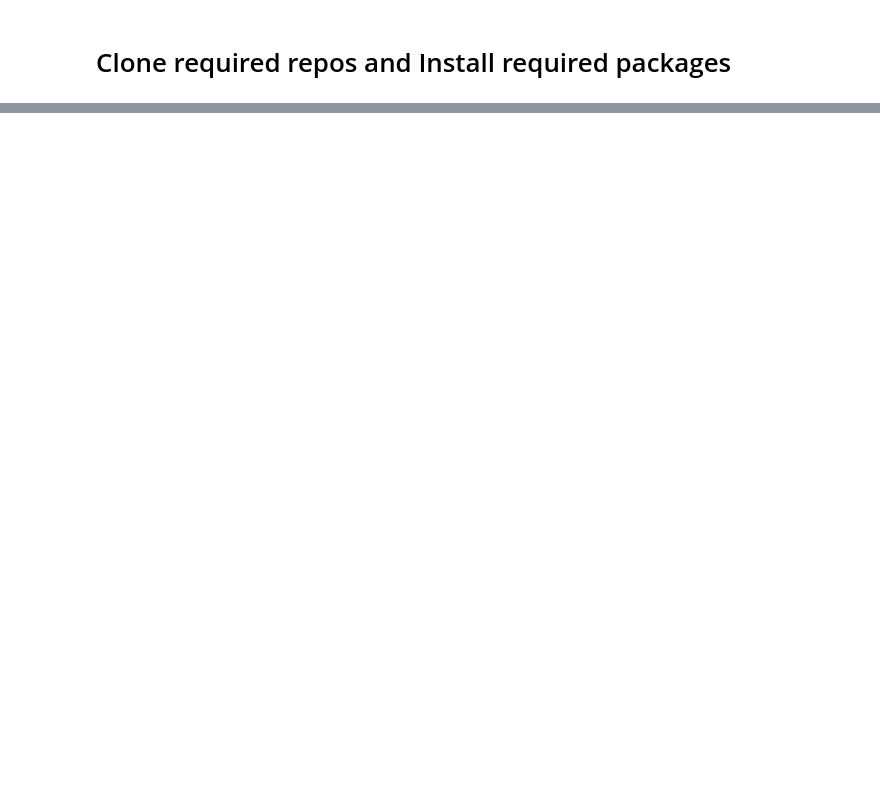
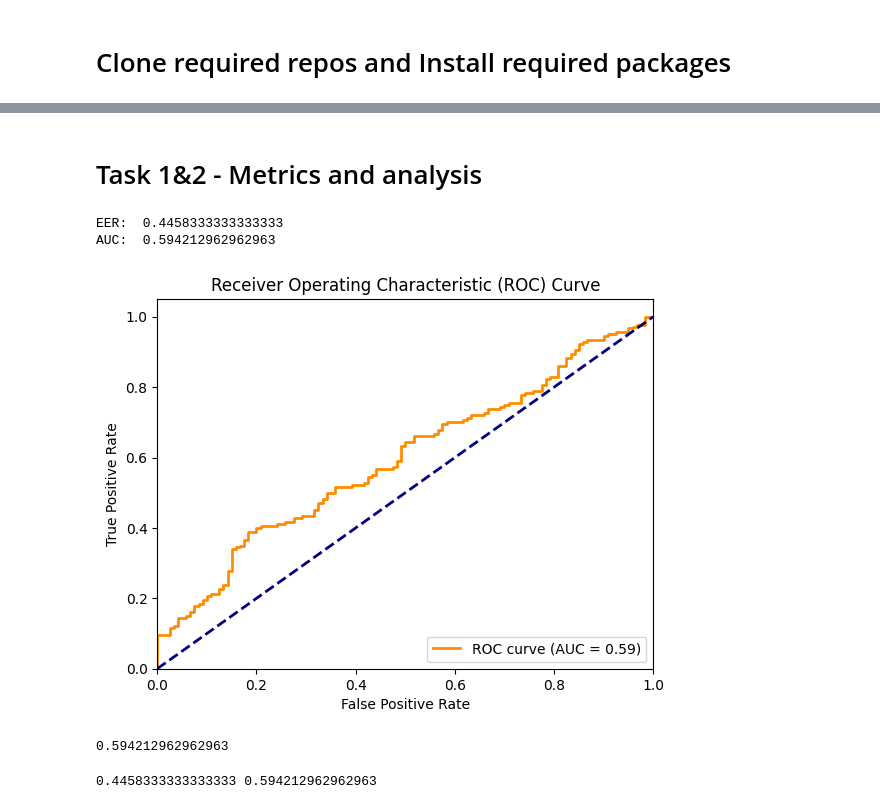
Before and after one commit to saikrishnareddysanda/SU_PA_3, a Jupyter notebook: PA_3.ipynb, the cells around one changed output, grey strips where cells are left out. Cells and saved outputs as stored; diff of their text form; code cells hidden in the pictures; blank space fills up the shorter version.

Commit message:
Add Task1 code

```diff
--- a/PA_3.ipynb
+++ b/PA_3.ipynb
@@ -37,0 +357,2 @@ Obtaining file:///content/fairseq
+# %% [markdown]
+# Task 1&2 - Metrics and analysis
@@ -37,0 +367,53 @@ Obtaining file:///content/fairseq
+# %%
+true = metric_df['true_labels']
+pred = metric_df['predictions']
+# %%
+def compute_eer_auc(label, pred):
+    fpr, tpr, threshold = sklearn.metrics.roc_curve(label, pred)
+    auc = roc_auc_score(label, pred)
+    fnr = 1 - tpr
+
+    eer_threshold = threshold[np.nanargmin(np.absolute((fnr - fpr)))]
+
+    eer_1 = fpr[np.nanargmin(np.absolute((fnr - fpr)))]
+    eer_2 = fnr[np.nanargmin(np.absolute((fnr - fpr)))]
+
+    eer = (eer_1 + eer_2) / 2
+
+    return eer, auc
+
+
+def plot_roc_curve(true_labels, predicted_probabilities):
+    fpr, tpr, thresholds = roc_curve(true_labels, predicted_probabilities)
+
+    roc_auc = auc(fpr, tpr)
+
+    plt.figure()
+    plt.plot(fpr, tpr, color='darkorange', lw=2, label='ROC curve (AUC = %0.2f)' % roc_auc)
+    plt.plot([0, 1], [0, 1], color='navy', lw=2, linestyle='--')
+    plt.xlim([0.0, 1.0])
+    plt.ylim([0.0, 1.05])
+    plt.xlabel('False Positive Rate')
+    plt.ylabel('True Positive Rate')
+    plt.title('Receiver Operating Characteristic (ROC) Curve')
+    plt.legend(loc='lower right')
+    plt.savefig('/content/custom_data_roc_curve.png')
+    plt.show()
+
+    return roc_auc
+# %%
+eer, auc_score = compute_eer_auc(true, pred)
+print('EER: ', eer)
+print('AUC: ', auc_score)
+# %% [output]
+EER:  0.4458333333333333
+AUC:  0.594212962962963
+# %%
+plot_roc_curve(true, pred)
+# %% [output]
+[figure, added]
+0.594212962962963
+# %%
+print(eer, auc)
+# %% [output]
+0.4458333333333333 0.594212962962963
```
Also changed, not shown: parts of 22 cells of this notebook, 2 other files.
